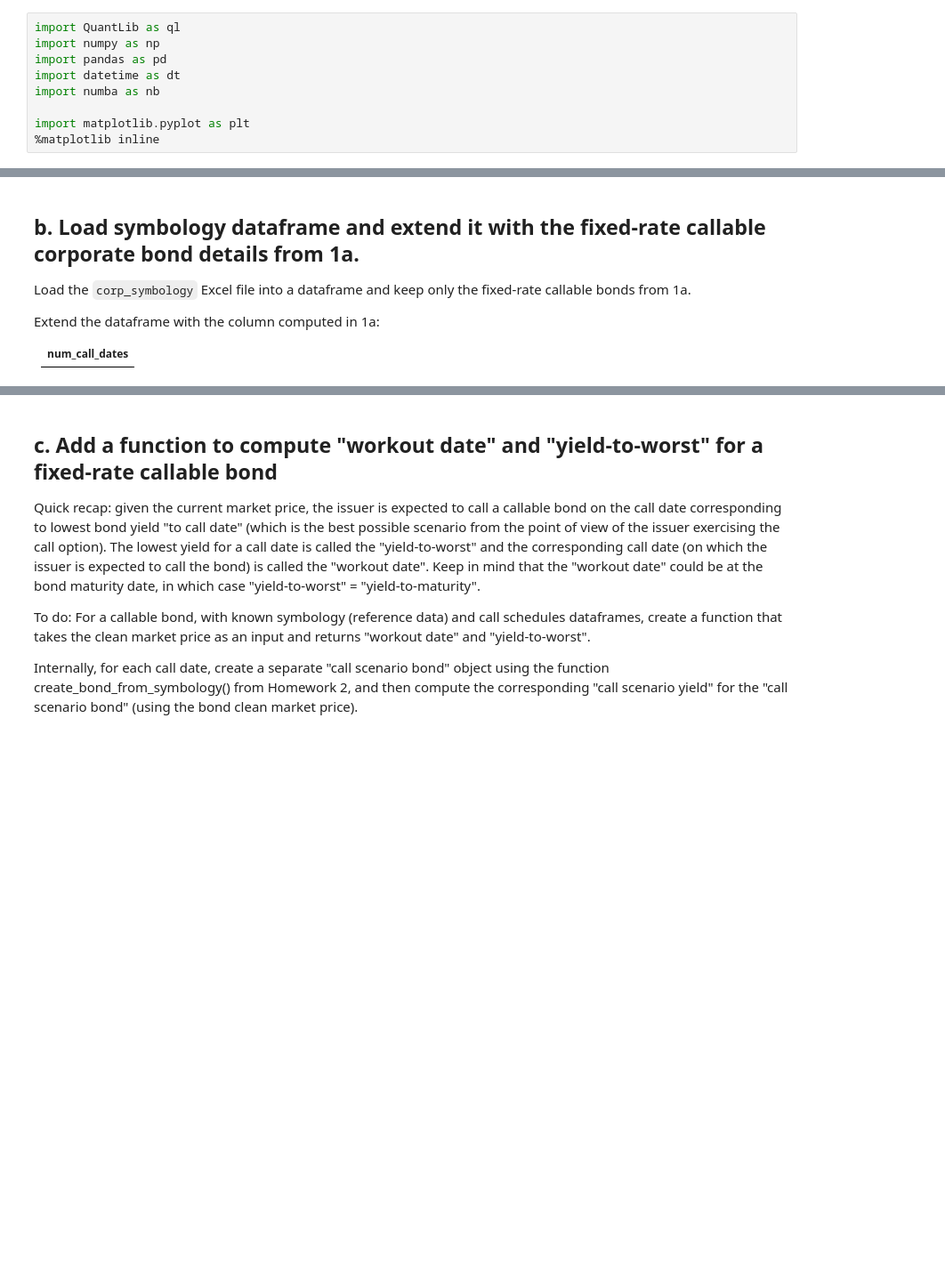
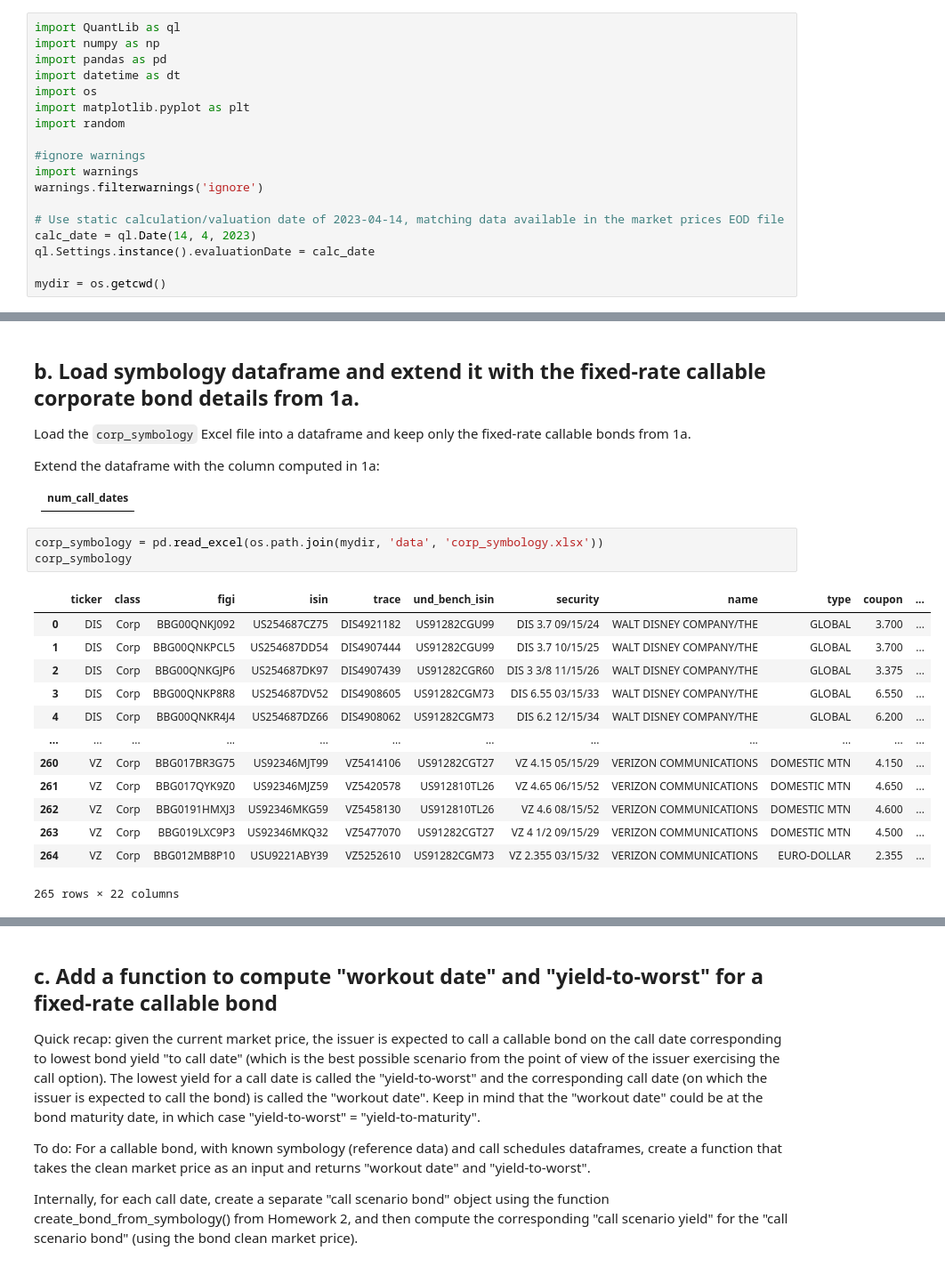
Before and after one commit to alanwake47/FINM-35700-Credit-Markets, a Jupyter notebook: week3/hw3/Homework 3.ipynb, the cells around one changed output, grey strips where cells are left out. Shown: that part at 89% size. Drawn from its saved outputs; the diff is of its cells as text; blank space fills up the shorter version.

```diff
--- a/week3/hw3/Homework 3.ipynb
+++ b/week3/hw3/Homework 3.ipynb
@@ -22,7 +22,16 @@ import QuantLib as ql
 import numpy as np
 import pandas as pd
 import datetime as dt
-import numba as nb
+import os
+import matplotlib.pyplot as plt
+import random
 
-import matplotlib.pyplot as plt
-%matplotlib inline
+#ignore warnings
+import warnings
+warnings.filterwarnings('ignore')
+
+# Use static calculation/valuation date of 2023-04-14, matching data available in the market prices EOD file
+calc_date = ql.Date(14, 4, 2023)
+ql.Settings.instance().evaluationDate = calc_date
+
+mydir = os.getcwd()
@@ -41,3 +200,20 @@ Extend the dataframe with the column computed in 1a:
 
 | num_call_dates |
 |----------|
+# %%
+corp_symbology = pd.read_excel(os.path.join(mydir, 'data', 'corp_symbology.xlsx'))
+corp_symbology
+# %% [output]
+|  | ticker | class | figi | isin | trace | und_bench_isin | security | name | type | coupon | ... |
+| 0 | DIS | Corp | BBG00QNKJ092 | US254687CZ75 | DIS4921182 | US91282CGU99 | DIS 3.7 09/15/24 | WALT DISNEY COMPANY/THE | GLOBAL | 3.700 | ... |
+| 1 | DIS | Corp | BBG00QNKPCL5 | US254687DD54 | DIS4907444 | US91282CGU99 | DIS 3.7 10/15/25 | WALT DISNEY COMPANY/THE | GLOBAL | 3.700 | ... |
+| 2 | DIS | Corp | BBG00QNKGJP6 | US254687DK97 | DIS4907439 | US91282CGR60 | DIS 3 3/8 11/15/26 | WALT DISNEY COMPANY/THE | GLOBAL | 3.375 | ... |
+| 3 | DIS | Corp | BBG00QNKP8R8 | US254687DV52 | DIS4908605 | US91282CGM73 | DIS 6.55 03/15/33 | WALT DISNEY COMPANY/THE | GLOBAL | 6.550 | ... |
+| 4 | DIS | Corp | BBG00QNKR4J4 | US254687DZ66 | DIS4908062 | US91282CGM73 | DIS 6.2 12/15/34 | WALT DISNEY COMPANY/THE | GLOBAL | 6.200 | ... |
+| ... | ... | ... | ... | ... | ... | ... | ... | ... | ... | ... | ... |
+| 260 | VZ | Corp | BBG017BR3G75 | US92346MJT99 | VZ5414106 | US91282CGT27 | VZ 4.15 05/15/29 | VERIZON COMMUNICATIONS | DOMESTIC MTN | 4.150 | ... |
+| 261 | VZ | Corp | BBG017QYK9Z0 | US92346MJZ59 | VZ5420578 | US912810TL26 | VZ 4.65 06/15/52 | VERIZON COMMUNICATIONS | DOMESTIC MTN | 4.650 | ... |
+| 262 | VZ | Corp | BBG0191HMXJ3 | US92346MKG59 | VZ5458130 | US912810TL26 | VZ 4.6 08/15/52 | VERIZON COMMUNICATIONS | DOMESTIC MTN | 4.600 | ... |
+| 263 | VZ | Corp | BBG019LXC9P3 | US92346MKQ32 | VZ5477070 | US91282CGT27 | VZ 4 1/2 09/15/29 | VERIZON COMMUNICATIONS | DOMESTIC MTN | 4.500 | ... |
+| 264 | VZ | Corp | BBG012MB8P10 | USU9221ABY39 | VZ5252610 | US91282CGM73 | VZ 2.355 03/15/32 | VERIZON COMMUNICATIONS | EURO-DOLLAR | 2.355 | ... |
+265 rows × 22 columns
```
Also changed, not shown: parts of 18 cells of this notebook.
